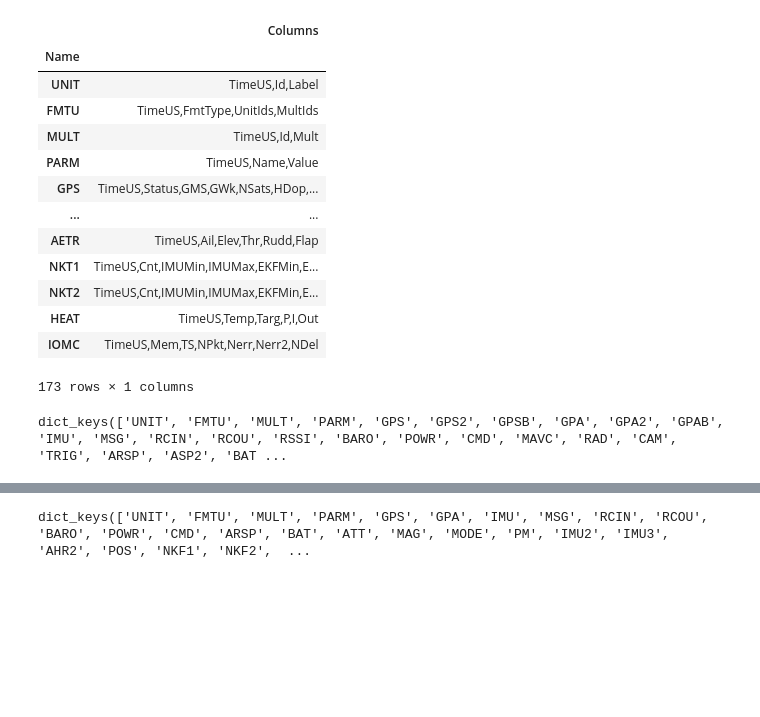
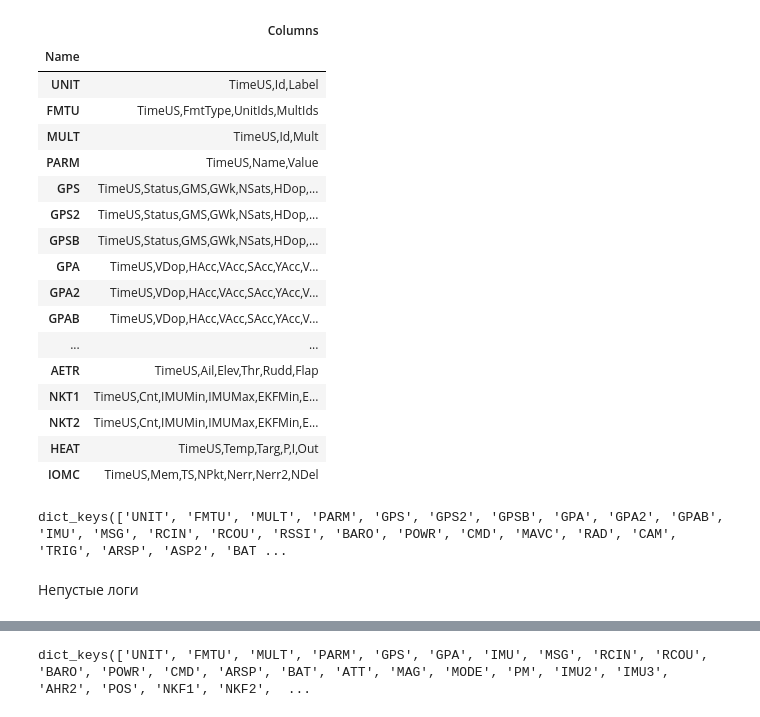
Before and after one commit to alex-12345/mai_tasks, a Jupyter notebook: alfer/parser.ipynb, the cells around one changed output, grey strips where cells are left out. Drawn from its saved outputs; the diff is of its cells as text; code cells hidden in the pictures; blank space fills up the shorter version.

```diff
--- a/alfer/parser.ipynb
+++ b/alfer/parser.ipynb
@@ -6,22 +7,28 @@ import numpy as np
 # %%
+pd.options.display.max_rows=200
+pd.set_option('display.max_colwidth', None)
 df = pd.read_csv("fmt.txt", skiprows=1, sep=', ', usecols=[3,5],engine='python',names=['Name','Columns'])
-df =df.set_index('Name')
+df = df.set_index('Name')
 df
 # %% [output]
 |  | Columns |
 | Name |  |
 | UNIT | TimeUS,Id,Label |
 | FMTU | TimeUS,FmtType,UnitIds,MultIds |
 | MULT | TimeUS,Id,Mult |
 | PARM | TimeUS,Name,Value |
 | GPS | TimeUS,Status,GMS,GWk,NSats,HDop,... |
+| GPS2 | TimeUS,Status,GMS,GWk,NSats,HDop,... |
+| GPSB | TimeUS,Status,GMS,GWk,NSats,HDop,... |
+| GPA | TimeUS,VDop,HAcc,VAcc,SAcc,YAcc,V... |
+| GPA2 | TimeUS,VDop,HAcc,VAcc,SAcc,YAcc,V... |
+| GPAB | TimeUS,VDop,HAcc,VAcc,SAcc,YAcc,V... |
 | ... | ... |
 | AETR | TimeUS,Ail,Elev,Thr,Rudd,Flap |
 | NKT1 | TimeUS,Cnt,IMUMin,IMUMax,EKFMin,E... |
 | NKT2 | TimeUS,Cnt,IMUMin,IMUMax,EKFMin,E... |
 | HEAT | TimeUS,Temp,Targ,P,I,Out |
 | IOMC | TimeUS,Mem,TS,NPkt,Nerr,Nerr2,NDel |
-173 rows × 1 columns
 # %%
 data = dict()
 
@@ -50 +58,3 @@ for index, row in df.iterrows():
         del data[index]
+# %% [markdown]
+Непустые логи
```
Also changed, not shown: parts of 17 cells of this notebook.
